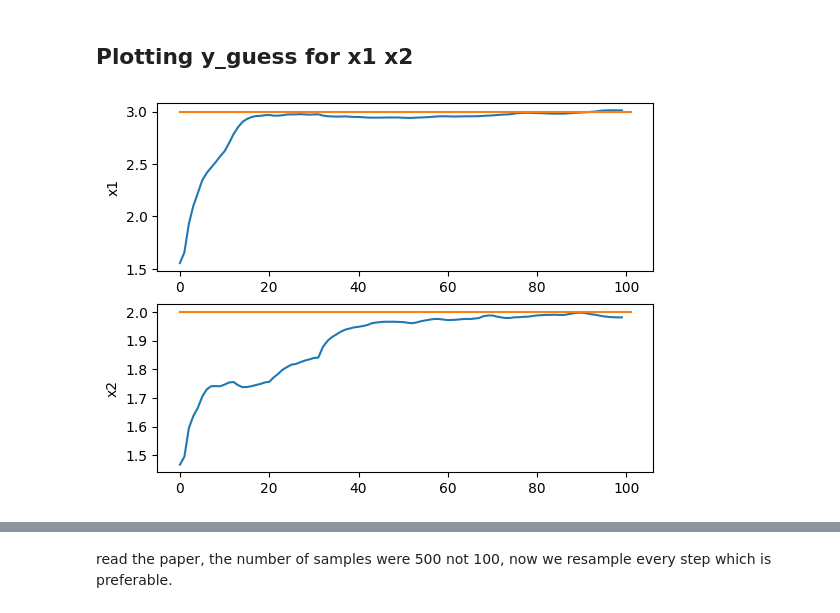
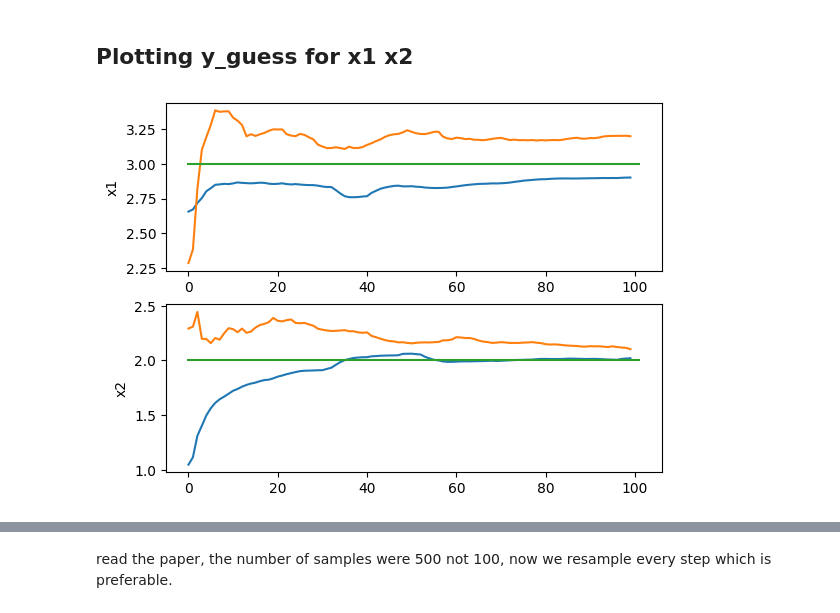
Before and after one commit to sean-parry/BayesianTracking, a Jupyter notebook: SMCOptLKernel.ipynb, the cells around one changed output, grey strips where cells are left out. Saved outputs shown, nothing was run; the diff lists cells and outputs as text; code cells hidden in the pictures.

```diff
--- a/SMCOptLKernel.ipynb
+++ b/SMCOptLKernel.ipynb
@@ -130,15 +173,15 @@ the number of resamples was 100
 # %% [markdown]
 ## Plotting y_guess for x1 x2
 # %%
-y_guess = np.array(y_guess)
-
 fig, ax = plt.subplots(2)
-ax[0].plot(y_guess[:,0])
-ax[1].plot(y_guess[:,1])
+ax[0].plot(y_guess_sub[:,0])
+ax[0].plot(y_guess_opt[:,0])
+ax[1].plot(y_guess_sub[:,1])
+ax[1].plot(y_guess_opt[:,1])
 ax[0].plot([0,t_total],[3,3])
 ax[1].plot([0,t_total],[2,2])
 ax[0].set_ylabel('x1')
 ax[1].set_ylabel('x2')
 plt.show()
 # %% [output]
-[figure, old version]
+[figure, new version]
```
Also changed, not shown: parts of 4 cells of this notebook, 3 other files.
